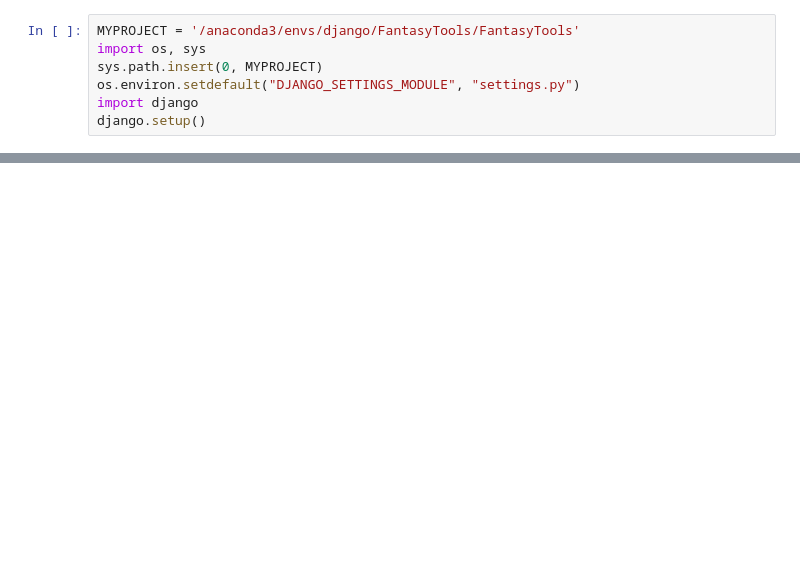
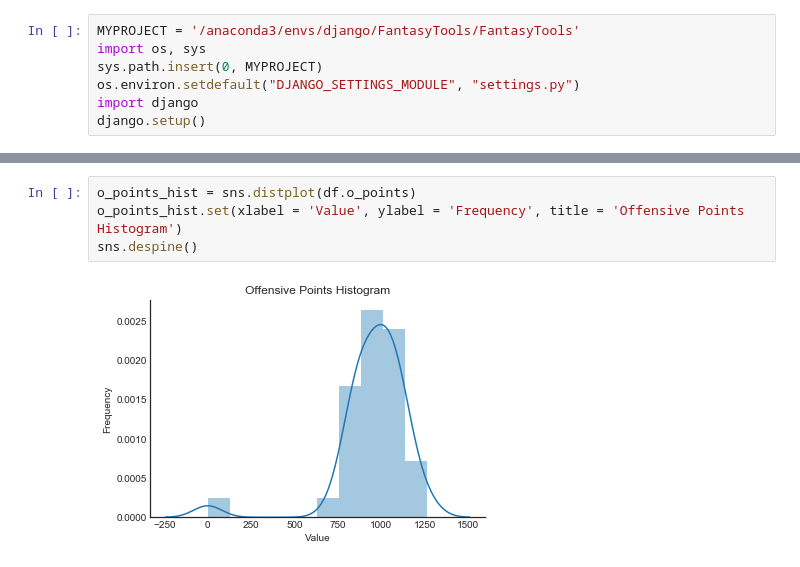
Before and after one commit to danatzko/FantasyTools, a Jupyter notebook: Team_Summary_View.ipynb, the cells around one changed output, grey strips where cells are left out. Cells and saved outputs as stored; diff of their text form; blank space fills up the shorter version.

```diff
--- a/Team_Summary_View.ipynb
+++ b/Team_Summary_View.ipynb
@@ -18,0 +44,6 @@ ModuleNotFoundError: No module named 'matplotlib'
+# %%
+o_points_hist = sns.distplot(df.o_points)
+o_points_hist.set(xlabel = 'Value', ylabel = 'Frequency', title = 'Offensive Points Histogram')
+sns.despine()
+# %% [output]
+[figure, added]
```
Also changed, not shown: parts of 6 cells of this notebook.
